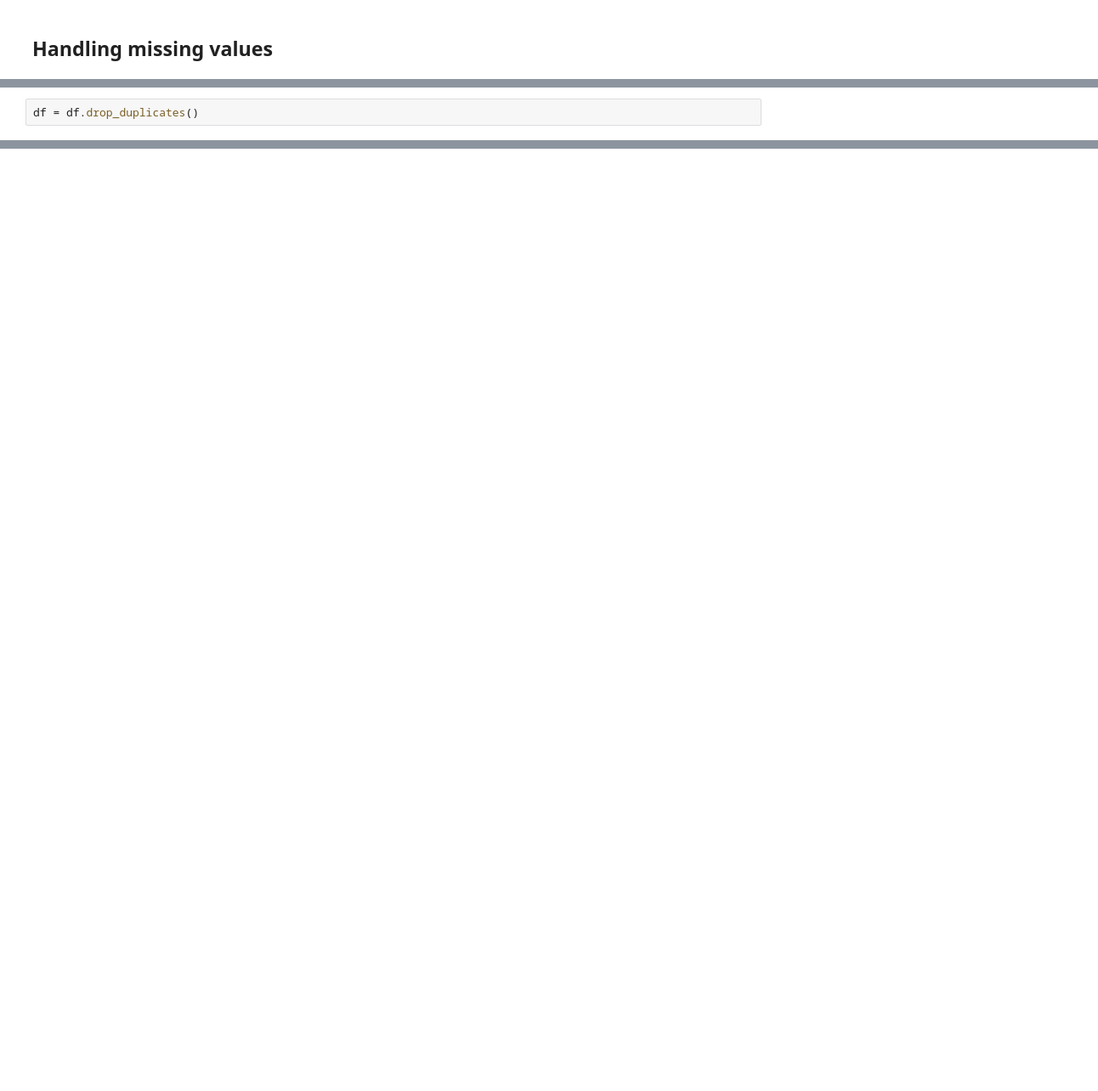
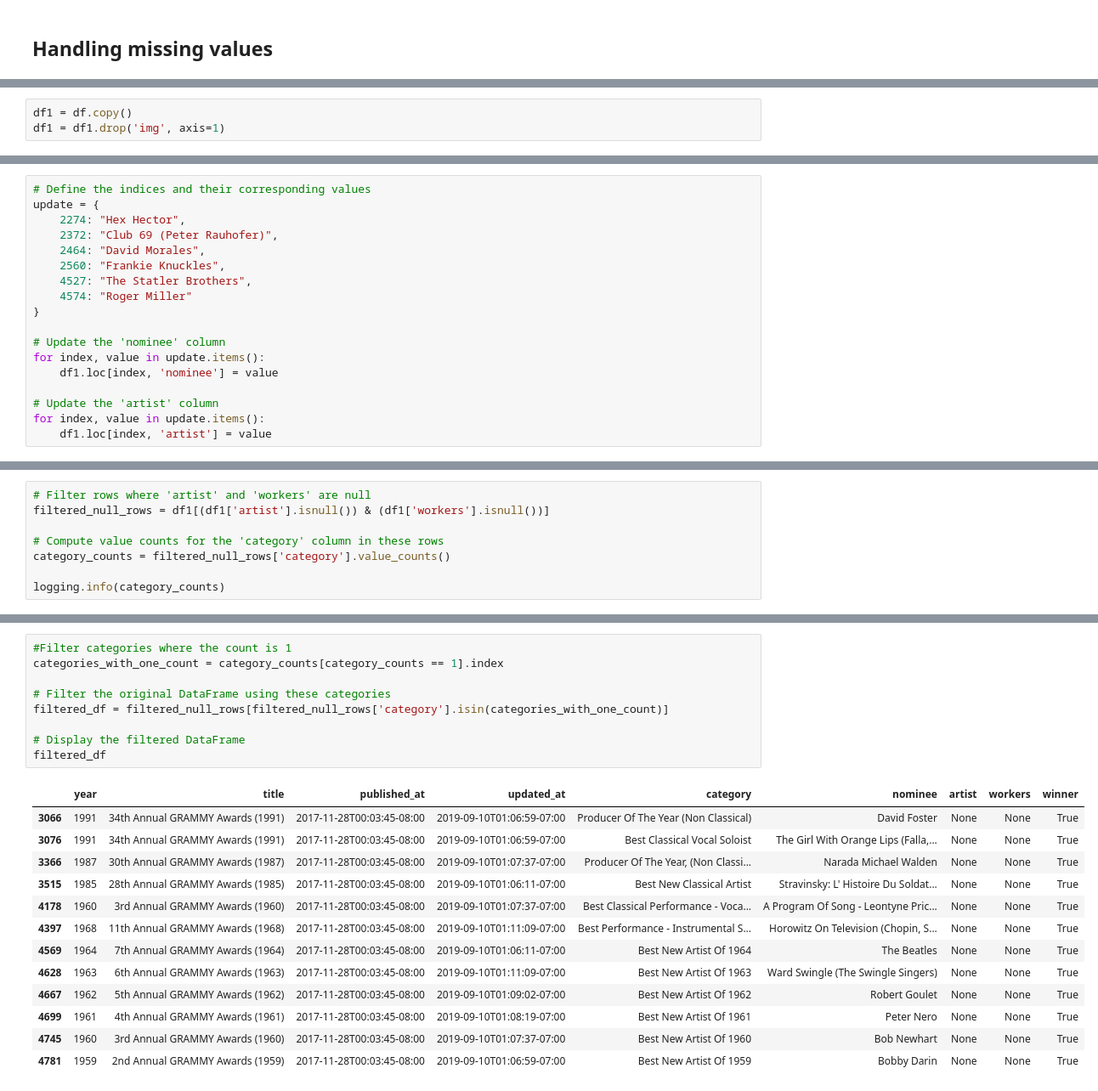
Before and after one commit to ntlg72/ws_002, a Jupyter notebook: notebooks/3.0-nlg-eda-grammys.ipynb, the cells around one changed output, grey strips where cells are left out. Shown at 85% size. Saved outputs shown, nothing was run; the diff lists cells and outputs as text; blank space fills up the shorter version.

```diff
--- a/notebooks/3.0-nlg-eda-grammys.ipynb
+++ b/notebooks/3.0-nlg-eda-grammys.ipynb
@@ -193,2 +183,0 @@ As stated previously the Dataframe has 450 duplicate rows.There are going to be
-# %%
-df = df.drop_duplicates()
@@ -361,0 +190,3 @@ array(['acoustic', 'afrobeat', 'alt-rock', 'alternative', 'ambient',
+# %%
+df1 = df.copy()
+df1 = df1.drop('img', axis=1)
@@ -361,0 +210,18 @@ array(['acoustic', 'afrobeat', 'alt-rock', 'alternative', 'ambient',
+# %%
+# Define the indices and their corresponding values
+update = {
+    2274: "Hex Hector",
+    2372: "Club 69 (Peter Rauhofer)",
+    2464: "David Morales",
+    2560: "Frankie Knuckles",
+    4527: "The Statler Brothers",
+    4574: "Roger Miller"
+}
+
+# Update the 'nominee' column
+for index, value in update.items():
+    df1.loc[index, 'nominee'] = value
+
+# Update the 'artist' column
+for index, value in update.items():
+    df1.loc[index, 'artist'] = value
@@ -361,0 +248,8 @@ array(['acoustic', 'afrobeat', 'alt-rock', 'alternative', 'ambient',
+# %%
+# Filter rows where 'artist' and 'workers' are null
+filtered_null_rows = df1[(df1['artist'].isnull()) & (df1['workers'].isnull())]
+
+# Compute value counts for the 'category' column in these rows
+category_counts = filtered_null_rows['category'].value_counts()
+
+logging.info(category_counts)
@@ -361,0 +276,23 @@ array(['acoustic', 'afrobeat', 'alt-rock', 'alternative', 'ambient',
+# %%
+#Filter categories where the count is 1
+categories_with_one_count = category_counts[category_counts == 1].index
+
+# Filter the original DataFrame using these categories
+filtered_df = filtered_null_rows[filtered_null_rows['category'].isin(categories_with_one_count)]
+
+# Display the filtered DataFrame
+filtered_df
+# %% [output]
+|  | year | title | published_at | updated_at | category | nominee | artist | workers | winner |
+| 3066 | 1991 | 34th Annual GRAMMY Awards (1991) | 2017-11-28T00:03:45-08:00 | 2019-09-10T01:06:59-07:00 | Producer Of The Year (Non Classical) | David Foster | None | None | True |
+| 3076 | 1991 | 34th Annual GRAMMY Awards (1991) | 2017-11-28T00:03:45-08:00 | 2019-09-10T01:06:59-07:00 | Best Classical Vocal Soloist | The Girl With Orange Lips (Falla,... | None | None | True |
+| 3366 | 1987 | 30th Annual GRAMMY Awards (1987) | 2017-11-28T00:03:45-08:00 | 2019-09-10T01:07:37-07:00 | Producer Of The Year, (Non Classi... | Narada Michael Walden | None | None | True |
+| 3515 | 1985 | 28th Annual GRAMMY Awards (1985) | 2017-11-28T00:03:45-08:00 | 2019-09-10T01:06:11-07:00 | Best New Classical Artist | Stravinsky: L' Histoire Du Soldat... | None | None | True |
+| 4178 | 1960 | 3rd Annual GRAMMY Awards (1960) | 2017-11-28T00:03:45-08:00 | 2019-09-10T01:07:37-07:00 | Best Classical Performance - Voca... | A Program Of Song - Leontyne Pric... | None | None | True |
+| 4397 | 1968 | 11th Annual GRAMMY Awards (1968) | 2017-11-28T00:03:45-08:00 | 2019-09-10T01:11:09-07:00 | Best Performance - Instrumental S... | Horowitz On Television (Chopin, S... | None | None | True |
+| 4569 | 1964 | 7th Annual GRAMMY Awards (1964) | 2017-11-28T00:03:45-08:00 | 2019-09-10T01:06:11-07:00 | Best New Artist Of 1964 | The Beatles | None | None | True |
+| 4628 | 1963 | 6th Annual GRAMMY Awards (1963) | 2017-11-28T00:03:45-08:00 | 2019-09-10T01:11:09-07:00 | Best New Artist Of 1963 | Ward Swingle (The Swingle Singers) | None | None | True |
+| 4667 | 1962 | 5th Annual GRAMMY Awards (1962) | 2017-11-28T00:03:45-08:00 | 2019-09-10T01:09:02-07:00 | Best New Artist Of 1962 | Robert Goulet | None | None | True |
+| 4699 | 1961 | 4th Annual GRAMMY Awards (1961) | 2017-11-28T00:03:45-08:00 | 2019-09-10T01:08:19-07:00 | Best New Artist Of 1961 | Peter Nero | None | None | True |
+| 4745 | 1960 | 3rd Annual GRAMMY Awards (1960) | 2017-11-28T00:03:45-08:00 | 2019-09-10T01:07:37-07:00 | Best New Artist Of 1960 | Bob Newhart | None | None | True |
+| 4781 | 1959 | 2nd Annual GRAMMY Awards (1959) | 2017-11-28T00:03:45-08:00 | 2019-09-10T01:06:59-07:00 | Best New Artist Of 1959 | Bobby Darin | None | None | True |
```
Also changed, not shown: parts of 72 cells of this notebook, 1 other file.
